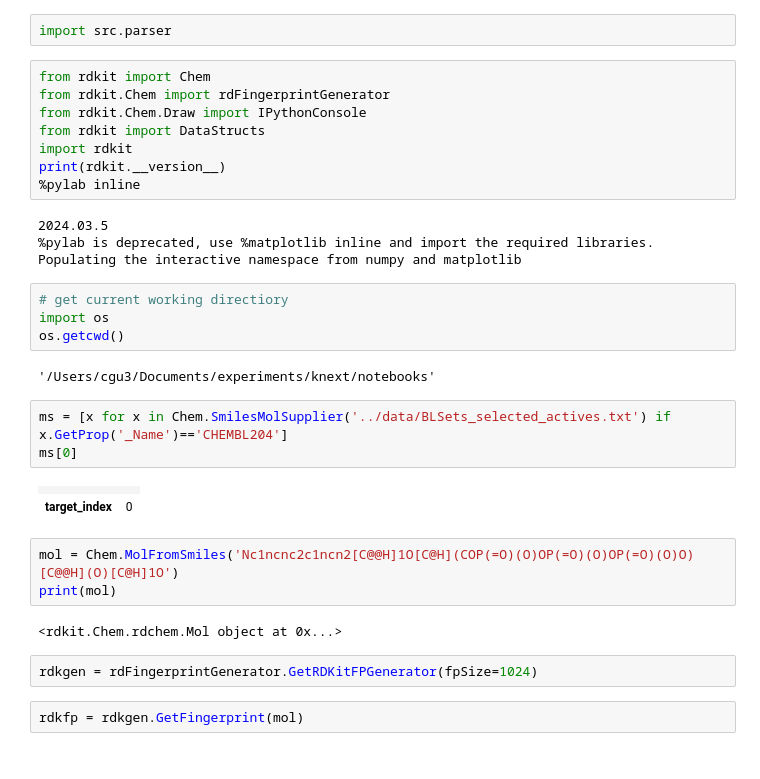
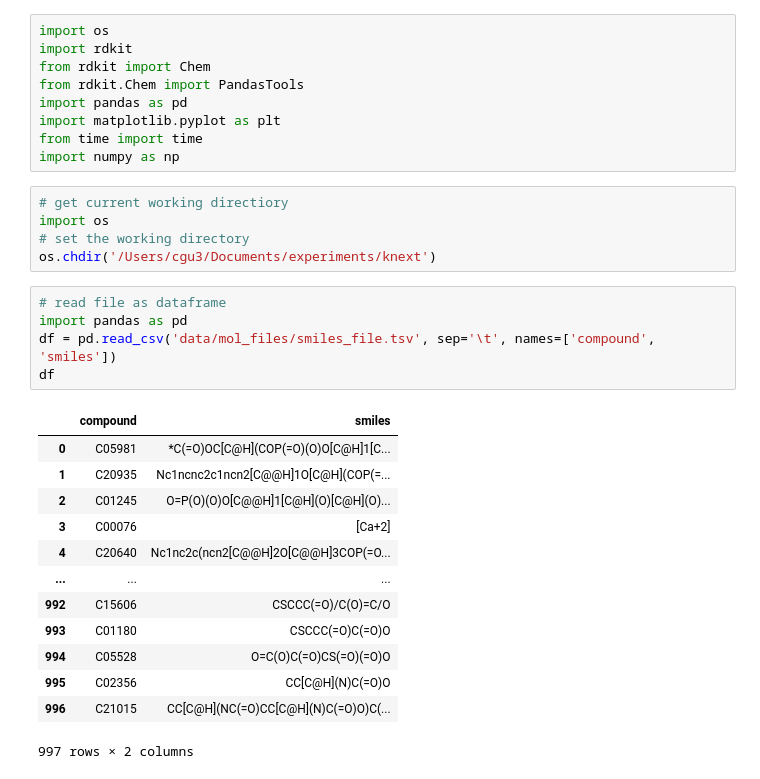
Before and after one commit to FDUguchunhui/KAMPING, a Jupyter notebook: notebooks/get_smiles.ipynb, the cells around one changed output. Cells and saved outputs as stored; diff of their text form.

```diff
--- a/notebooks/get_smiles.ipynb
+++ b/notebooks/get_smiles.ipynb
@@ -1,35 +1,33 @@
-# %%
-import src.parser
 # %%
+import os
+import rdkit
 from rdkit import Chem
-from rdkit.Chem import rdFingerprintGenerator
-from rdkit.Chem.Draw import IPythonConsole
-from rdkit import DataStructs
-import rdkit
-print(rdkit.__version__)
-%pylab inline
+from rdkit.Chem import PandasTools
+import pandas as pd
+import matplotlib.pyplot as plt
+from time import time
+import numpy as np
-# %% [output]
-2024.03.5
-%pylab is deprecated, use %matplotlib inline and import the required libraries.
-Populating the interactive namespace from numpy and matplotlib
 # %%
 # get current working directiory
 import os
-os.getcwd()
+# set the working directory
+os.chdir('/Users/cgu3/Documents/experiments/knext')
-# %% [output]
-'/Users/cgu3/Documents/experiments/knext/notebooks'
 # %%
-ms = [x for x in Chem.SmilesMolSupplier('../data/BLSets_selected_actives.txt') if x.GetProp('_Name')=='CHEMBL204']
-ms[0]
+# read file as dataframe
+import pandas as pd
+df = pd.read_csv('data/mol_files/smiles_file.tsv', sep='\t', names=['compound', 'smiles'])
+df
 # %% [output]
-|  |  |
-| target_index | 0 |
+|  | compound | smiles |
+| 0 | C05981 | *C(=O)OC[C@H](COP(=O)(O)O[C@H]1[C... |
+| 1 | C20935 | Nc1ncnc2c1ncn2[C@@H]1O[C@H](COP(=... |
+| 2 | C01245 | O=P(O)(O)O[C@@H]1[C@H](O)[C@H](O)... |
+| 3 | C00076 | [Ca+2] |
+| 4 | C20640 | Nc1nc2c(ncn2[C@@H]2O[C@@H]3COP(=O... |
+| ... | ... | ... |
+| 992 | C15606 | CSCCC(=O)/C(O)=C/O |
+| 993 | C01180 | CSCCC(=O)C(=O)O |
+| 994 | C05528 | O=C(O)C(=O)CS(=O)(=O)O |
+| 995 | C02356 | CC[C@H](N)C(=O)O |
+| 996 | C21015 | CC[C@H](NC(=O)CC[C@H](N)C(=O)O)C(... |
+997 rows × 2 columns
-# %%
-mol = Chem.MolFromSmiles('Nc1ncnc2c1ncn2[C@@H]1O[C@H](COP(=O)(O)OP(=O)(O)OP(=O)(O)O)[C@@H](O)[C@H]1O')
-print(mol)
-# %% [output]
-<rdkit.Chem.rdchem.Mol object at 0x...>
-# %%
-rdkgen = rdFingerprintGenerator.GetRDKitFPGenerator(fpSize=1024)
-# %%
-rdkfp = rdkgen.GetFingerprint(mol)
```
Also changed, not shown: parts of 11 cells of this notebook, 23 other files.
